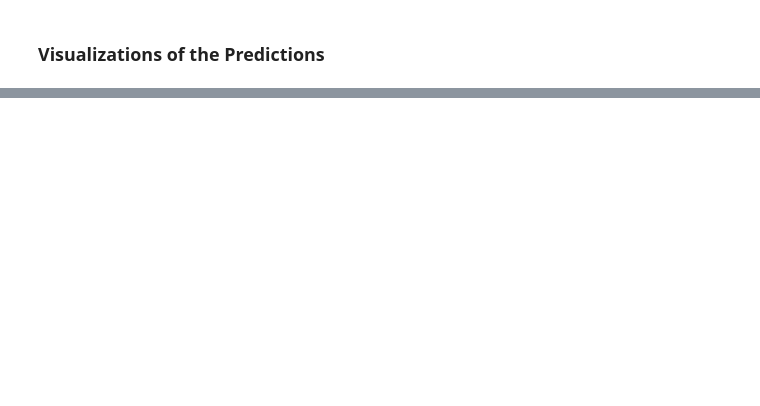
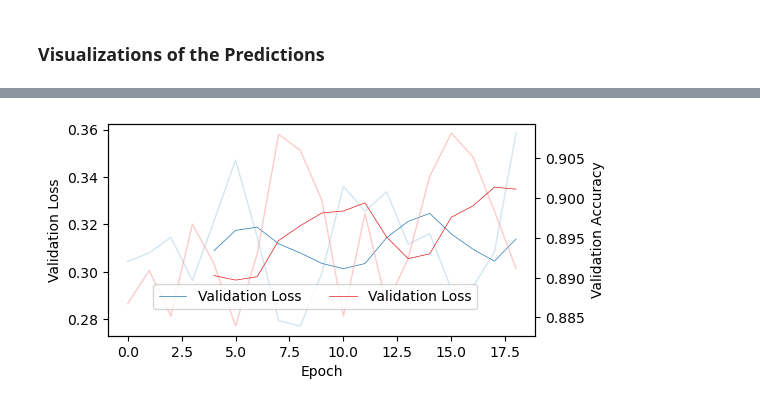
Before and after one commit to juliankraft/TermPaper2_RasterClassification, a Jupyter notebook: code/analysis/visualizations.ipynb, the cells around one changed output, grey strips where cells are left out. Drawn from its saved outputs; the diff is of its cells as text; code cells hidden in the pictures; blank space fills up the shorter version.

```diff
--- a/code/analysis/visualizations.ipynb
+++ b/code/analysis/visualizations.ipynb
@@ -391,0 +419,4 @@ plt.show()
+# %%
+plot_metrics(run="noaugment_2", type='valid')
+# %% [output]
+[figure, added]
```
Also changed, not shown: parts of 16 cells of this notebook, 2 other files.
